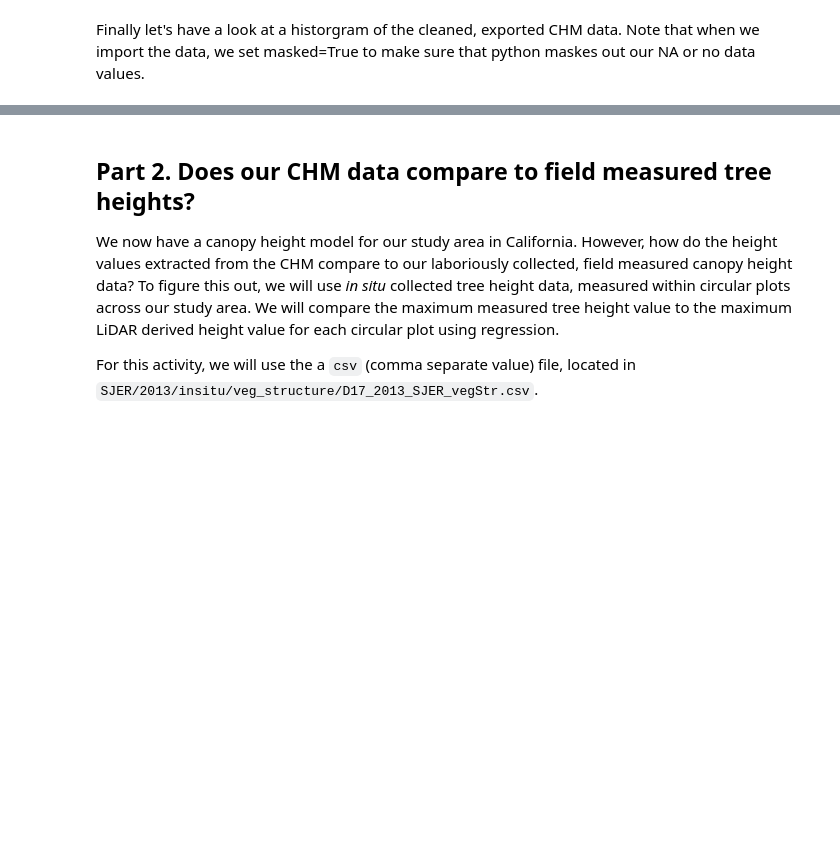
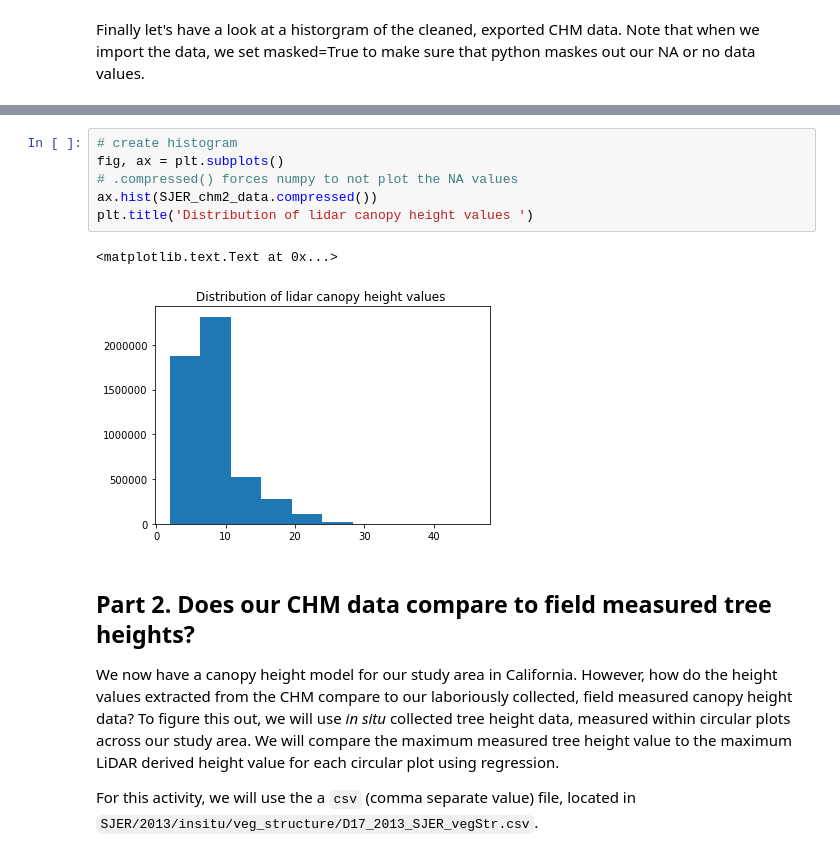
Before and after one commit to choldgraf/earth-analytics-python_OLD, a Jupyter notebook: notebooks/final-notebooks/week-5/in-class/2016-12-06-spatial06-extract-raster-values.ipynb, the cells around one changed output, grey strips where cells are left out. Drawn from its saved outputs; the diff is of its cells as text; blank space fills up the shorter version.

```diff
--- a/notebooks/final-notebooks/week-5/in-class/2016-12-06-spatial06-extract-raster-values.ipynb
+++ b/notebooks/final-notebooks/week-5/in-class/2016-12-06-spatial06-extract-raster-values.ipynb
@@ -228,3 +218,12 @@ plt.title('Distribution of lidar canopy height values ')
+# %%
+# create histogram
+fig, ax = plt.subplots()
+# .compressed() forces numpy to not plot the NA values
+ax.hist(SJER_chm2_data.compressed())
+plt.title('Distribution of lidar canopy height values ')
+# %% [output]
+<matplotlib.text.Text at 0x...>
+[figure, added]
 # %% [markdown]
 ## Part 2. Does our CHM data compare to field measured tree heights?
 
```
Also changed, not shown: parts of 8 cells of this notebook.
